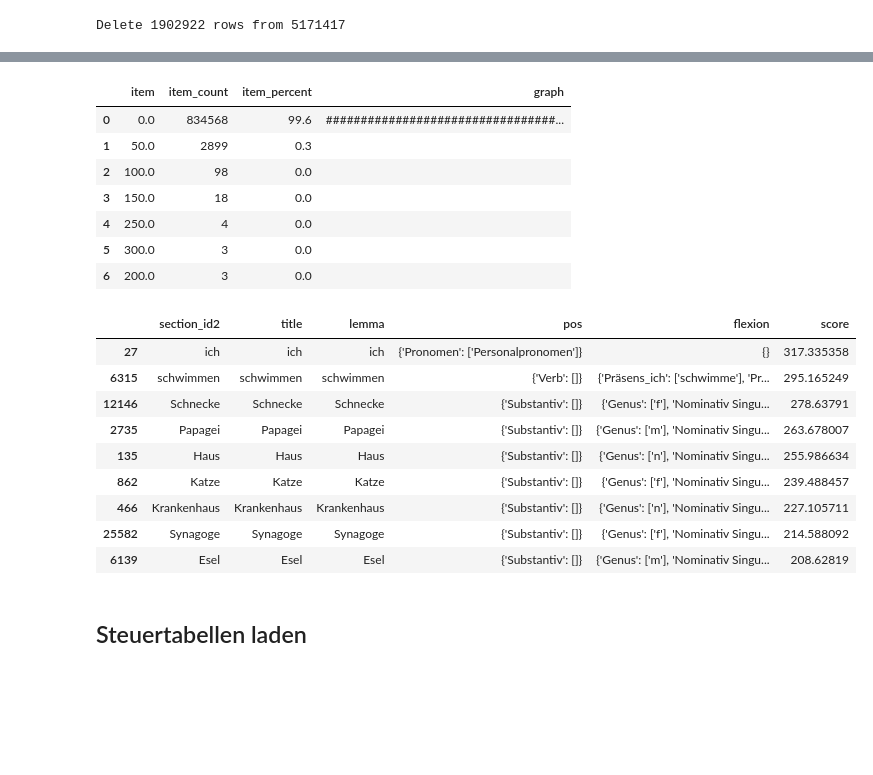
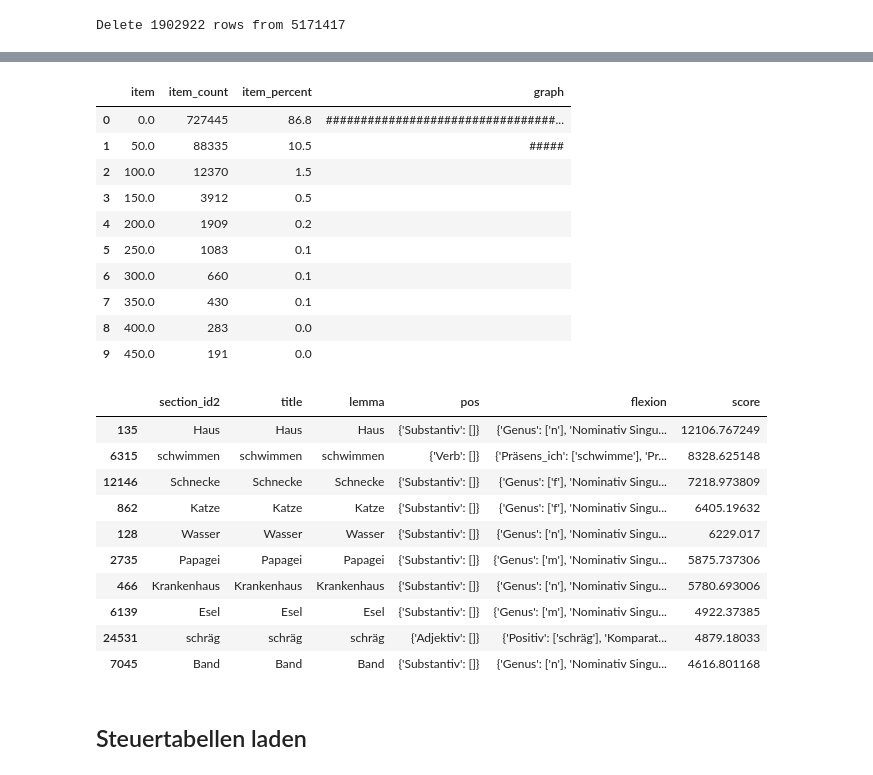
Before and after one commit to djekra/wiktionary_wortschatz, a Jupyter notebook: 1_wiktionary_parsen/x34_d01_tag_und_member.ipynb, the cells around one changed output, grey strips where cells are left out. Saved outputs shown, nothing was run; the diff lists cells and outputs as text; code cells hidden in the pictures; blank space fills up the shorter version.

```diff
--- a/1_wiktionary_parsen/x34_d01_tag_und_member.ipynb
+++ b/1_wiktionary_parsen/x34_d01_tag_und_member.ipynb
@@ -345,0 +333,14 @@ wiktionary.loc[mask,'score'] += 0.01
+# %%
+# Je weiter unten auf der Seite, desto schlechter
+wiktionary['f2'] = 1 / (1 + wiktionary.page_part)
+
+mask = wiktionary.page_part == 0
+wiktionary.loc[mask,'f2'] += 1
+# %%
+# Merkmale zählen. Je mehr Merkmale, desto besser
+df = pak.group_and_agg( wiktionary_merkmal,
+                        col_origins = ['section_id2','data',],
+                        col_funcs   = ['',           'size'],
+                        col_names   = ['',           'm_count'] )
+wiktionary = pak.update_col(wiktionary, df, on='section_id2',col='m_count')
+wiktionary['f3'] = (wiktionary.m_count**0.5).fillna(0.1)
@@ -345,0 +350,3 @@ wiktionary.loc[mask,'score'] += 0.01
+# %%
+# alles zusammenrechnen
+wiktionary['score'] = wiktionary.score_base * wiktionary.f0 * wiktionary.f1 * wiktionary.f2 * wiktionary.f3
@@ -346,32 +374,38 @@ wiktionary.loc[mask,'score'] += 0.01
+# %%
+# Zwischenwerte löschen
+wiktionary = pak.drop_cols(wiktionary, ['section_len','score_base','f0','f1','f2','m_count','f3'])
 # %%
 # Häufigkeiten score
-pak.analyse_freqs( (wiktionary.score/50).round(0) * 50 )
+pak.analyse_freqs( (wiktionary.score/50).round(0) * 50 ).head(10)
 # %% [output]
 |  | item | item_count | item_percent | graph |
-| 0 | 0.0 | 834568 | 99.6 | #################################... |
-| 1 | 50.0 | 2899 | 0.3 |  |
-| 2 | 100.0 | 98 | 0.0 |  |
-| 3 | 150.0 | 18 | 0.0 |  |
-| 4 | 250.0 | 4 | 0.0 |  |
-| 5 | 300.0 | 3 | 0.0 |  |
-| 6 | 200.0 | 3 | 0.0 |  |
+| 0 | 0.0 | 727445 | 86.8 | #################################... |
+| 1 | 50.0 | 88335 | 10.5 | ##### |
+| 2 | 100.0 | 12370 | 1.5 |  |
+| 3 | 150.0 | 3912 | 0.5 |  |
+| 4 | 200.0 | 1909 | 0.2 |  |
+| 5 | 250.0 | 1083 | 0.1 |  |
+| 6 | 300.0 | 660 | 0.1 |  |
+| 7 | 350.0 | 430 | 0.1 |  |
+| 8 | 400.0 | 283 | 0.0 |  |
+| 9 | 450.0 | 191 | 0.0 |  |
 # %%
 # Einträge mit dem höchsten Score
-mask = wiktionary.score > 200
-a = wiktionary[mask].sort_values('score',ascending=False)
+a = wiktionary.sort_values('score',ascending=False).head(10)
 spalten = ['section_id2','title','lemma','pos','flexion','score']
 a[spalten]
 # %% [output]
 |  | section_id2 | title | lemma | pos | flexion | score |
-| 27 | ich | ich | ich | {'Pronomen': ['Personalpronomen']} | {} | 317.335358 |
-| 6315 | schwimmen | schwimmen | schwimmen | {'Verb': []} | {'Präsens_ich': ['schwimme'], 'Pr... | 295.165249 |
-| 12146 | Schnecke | Schnecke | Schnecke | {'Substantiv': []} | {'Genus': ['f'], 'Nominativ Singu... | 278.63791 |
-| 2735 | Papagei | Papagei | Papagei | {'Substantiv': []} | {'Genus': ['m'], 'Nominativ Singu... | 263.678007 |
-| 135 | Haus | Haus | Haus | {'Substantiv': []} | {'Genus': ['n'], 'Nominativ Singu... | 255.986634 |
-| 862 | Katze | Katze | Katze | {'Substantiv': []} | {'Genus': ['f'], 'Nominativ Singu... | 239.488457 |
-| 466 | Krankenhaus | Krankenhaus | Krankenhaus | {'Substantiv': []} | {'Genus': ['n'], 'Nominativ Singu... | 227.105711 |
-| 25582 | Synagoge | Synagoge | Synagoge | {'Substantiv': []} | {'Genus': ['f'], 'Nominativ Singu... | 214.588092 |
-| 6139 | Esel | Esel | Esel | {'Substantiv': []} | {'Genus': ['m'], 'Nominativ Singu... | 208.62819 |
+| 135 | Haus | Haus | Haus | {'Substantiv': []} | {'Genus': ['n'], 'Nominativ Singu... | 12106.767249 |
+| 6315 | schwimmen | schwimmen | schwimmen | {'Verb': []} | {'Präsens_ich': ['schwimme'], 'Pr... | 8328.625148 |
+| 12146 | Schnecke | Schnecke | Schnecke | {'Substantiv': []} | {'Genus': ['f'], 'Nominativ Singu... | 7218.973809 |
+| 862 | Katze | Katze | Katze | {'Substantiv': []} | {'Genus': ['f'], 'Nominativ Singu... | 6405.19632 |
+| 128 | Wasser | Wasser | Wasser | {'Substantiv': []} | {'Genus': ['n'], 'Nominativ Singu... | 6229.017 |
+| 2735 | Papagei | Papagei | Papagei | {'Substantiv': []} | {'Genus': ['m'], 'Nominativ Singu... | 5875.737306 |
+| 466 | Krankenhaus | Krankenhaus | Krankenhaus | {'Substantiv': []} | {'Genus': ['n'], 'Nominativ Singu... | 5780.693006 |
+| 6139 | Esel | Esel | Esel | {'Substantiv': []} | {'Genus': ['m'], 'Nominativ Singu... | 4922.37385 |
+| 24531 | schräg | schräg | schräg | {'Adjektiv': []} | {'Positiv': ['schräg'], 'Komparat... | 4879.18033 |
+| 7045 | Band | Band | Band | {'Substantiv': []} | {'Genus': ['n'], 'Nominativ Singu... | 4616.801168 |
 # %%
 #grid(wiktionary, pak.sample)
 # %% [markdown]
```
Also changed, not shown: parts of 342 cells of this notebook, 16 other files.
